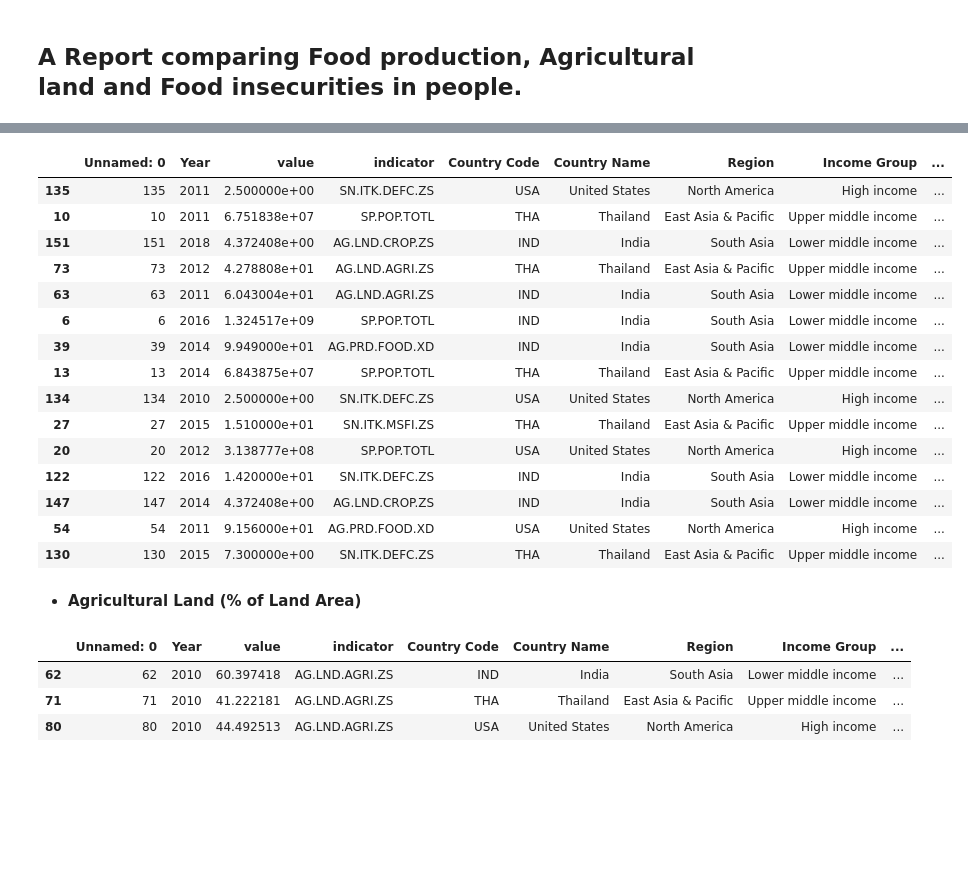
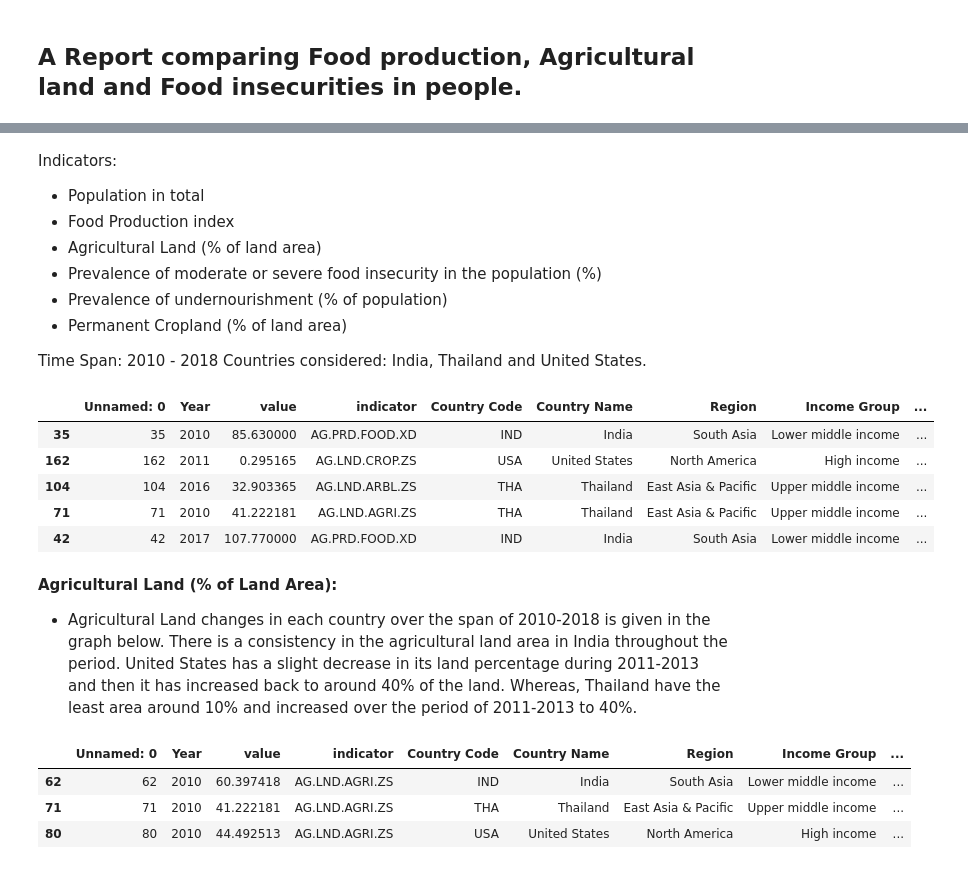
Before and after one commit to DATA-690-SPRING-2022/World_Development_Explorer, a Jupyter notebook: Part_B_Draft.ipynb, the cells around one changed output, grey strips where cells are left out. Saved outputs shown, nothing was run; the diff lists cells and outputs as text; code cells hidden in the pictures; blank space fills up the shorter version.

```diff
--- a/Part_B_Draft.ipynb
+++ b/Part_B_Draft.ipynb
@@ -9,3 +13,15 @@
+# %% [markdown]
+Indicators:
+
+  - Population in total
+  - Food Production index
+  - Agricultural Land (% of land area)
+  - Prevalence of moderate or severe food insecurity in the population (%)
+  - Prevalence of undernourishment (% of population)
+  - Permanent Cropland (% of land area)
+
+Time Span: 2010 - 2018
+Countries considered: India, Thailand and United States.
 # %%
 import pandas as pd
 import plotly
@@ -15,26 +32,19 @@ DATA_URL = "https://raw.githubusercontent.com/SnigdhaPanakanti/World_Development
 # %%
 df = pd.read_csv(DATA_URL)
 
-df.sample(15)
+df.sample(5)
 # %% [output]
 |  | Unnamed: 0 | Year | value | indicator | Country Code | Country Name | Region | Income Group | ... |
-| 135 | 135 | 2011 | 2.500000e+00 | SN.ITK.DEFC.ZS | USA | United States | North America | High income | ... |
-| 10 | 10 | 2011 | 6.751838e+07 | SP.POP.TOTL | THA | Thailand | East Asia & Pacific | Upper middle income | ... |
-| 151 | 151 | 2018 | 4.372408e+00 | AG.LND.CROP.ZS | IND | India | South Asia | Lower middle income | ... |
-| 73 | 73 | 2012 | 4.278808e+01 | AG.LND.AGRI.ZS | THA | Thailand | East Asia & Pacific | Upper middle income | ... |
-| 63 | 63 | 2011 | 6.043004e+01 | AG.LND.AGRI.ZS | IND | India | South Asia | Lower middle income | ... |
-| 6 | 6 | 2016 | 1.324517e+09 | SP.POP.TOTL | IND | India | South Asia | Lower middle income | ... |
-| 39 | 39 | 2014 | 9.949000e+01 | AG.PRD.FOOD.XD | IND | India | South Asia | Lower middle income | ... |
-| 13 | 13 | 2014 | 6.843875e+07 | SP.POP.TOTL | THA | Thailand | East Asia & Pacific | Upper middle income | ... |
-| 134 | 134 | 2010 | 2.500000e+00 | SN.ITK.DEFC.ZS | USA | United States | North America | High income | ... |
-| 27 | 27 | 2015 | 1.510000e+01 | SN.ITK.MSFI.ZS | THA | Thailand | East Asia & Pacific | Upper middle income | ... |
-| 20 | 20 | 2012 | 3.138777e+08 | SP.POP.TOTL | USA | United States | North America | High income | ... |
-| 122 | 122 | 2016 | 1.420000e+01 | SN.ITK.DEFC.ZS | IND | India | South Asia | Lower middle income | ... |
-| 147 | 147 | 2014 | 4.372408e+00 | AG.LND.CROP.ZS | IND | India | South Asia | Lower middle income | ... |
-| 54 | 54 | 2011 | 9.156000e+01 | AG.PRD.FOOD.XD | USA | United States | North America | High income | ... |
-| 130 | 130 | 2015 | 7.300000e+00 | SN.ITK.DEFC.ZS | THA | Thailand | East Asia & Pacific | Upper middle income | ... |
+| 35 | 35 | 2010 | 85.630000 | AG.PRD.FOOD.XD | IND | India | South Asia | Lower middle income | ... |
+| 162 | 162 | 2011 | 0.295165 | AG.LND.CROP.ZS | USA | United States | North America | High income | ... |
+| 104 | 104 | 2016 | 32.903365 | AG.LND.ARBL.ZS | THA | Thailand | East Asia & Pacific | Upper middle income | ... |
+| 71 | 71 | 2010 | 41.222181 | AG.LND.AGRI.ZS | THA | Thailand | East Asia & Pacific | Upper middle income | ... |
+| 42 | 42 | 2017 | 107.770000 | AG.PRD.FOOD.XD | IND | India | South Asia | Lower middle income | ... |
-# %% [markdown]
-- **Agricultural Land (% of Land Area)**
+# %% [markdown]
+**Agricultural Land (% of Land Area):**
+
+
+- Agricultural Land changes in each country over the span of 2010-2018 is given in the graph below. There is a consistency in the agricultural land area in India throughout the period. United States has a slight decrease in its land percentage during 2011-2013 and then it has increased back to around 40% of the land. Whereas, Thailand have the least area around 10% and increased over the period of 2011-2013 to 40%.
 # %%
 df_agriculture = df.query("Year == 2010").query("indicator == 'AG.LND.AGRI.ZS'")
 df_agriculture
```
Also changed, not shown: parts of 22 cells of this notebook.
